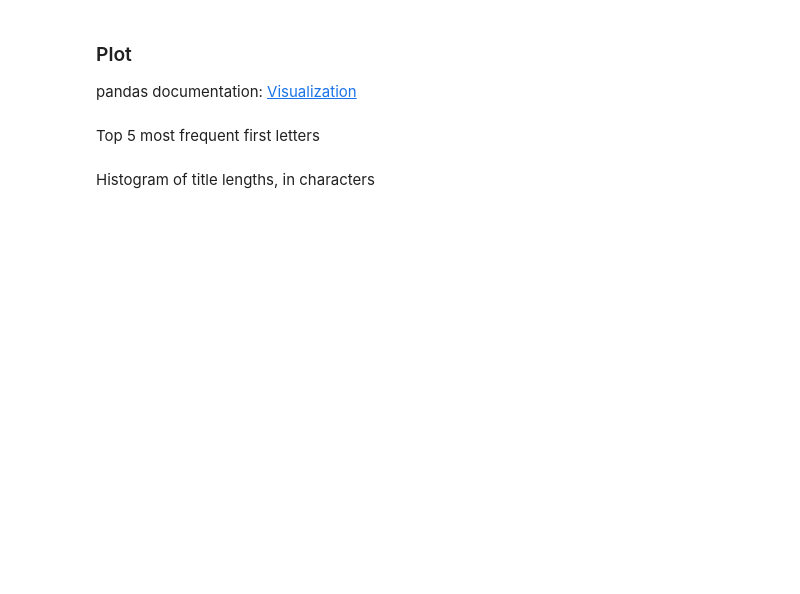
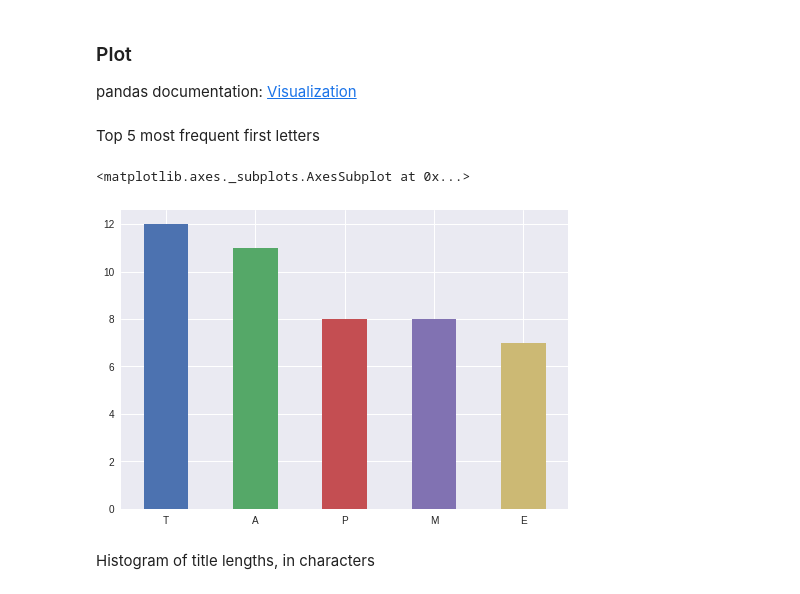
Before and after one commit to bloominstituteoftechnology/DS-Unit-1-Sprint-2-Data-Wrangling-and-Storytelling, a Jupyter notebook: module1-scrape-and-process-data/LS_DS_121_Scrape_and_process_data.ipynb, the cells around one changed output. Cells and saved outputs as stored; diff of their text form; code cells hidden in the pictures; blank space fills up the shorter version.

```diff
--- a/module1-scrape-and-process-data/LS_DS_121_Scrape_and_process_data.ipynb
+++ b/module1-scrape-and-process-data/LS_DS_121_Scrape_and_process_data.ipynb
@@ -48,4 +177,9 @@ pandas documentation: [apply](https://pandas.pydata.org/pandas-docs/stable/gener
 # %% [markdown]
 ### long title
+# %%
+title_frame['long title'] = title_frame['title'].apply(title_long)
+title_frame[ title_frame['title length'] > 80, 'title']
 # %% [markdown]
 ### first letter
+# %%
+title_frame['first letter'] = title_frame['title'].apply(lambda x: x[0])
@@ -57,0 +206,5 @@ Using [`textstat`](https://github.com/shivam5992/textstat)
+# %%
+import textstat as tstat
+
+title_frame['word count'] = title_frame['title'].apply(tstat.lexicon_count)
+title_frame.head()
@@ -61,3 +221,6 @@ Using [`textstat`](https://github.com/shivam5992/textstat)
 `title length` --> `title character count`
 
 pandas documentation: [rename](https://pandas.pydata.org/pandas-docs/stable/generated/pandas.DataFrame.rename.html)
+# %%
+title_frame = title_frame.rename(columns={'title length': 'title character count'})
+title_frame.head()
@@ -89,5 +319,10 @@ Percentage of talks with long titles
 pandas documentation: [Visualization](https://pandas.pydata.org/pandas-docs/stable/visualization.html)
 # %% [markdown]
 Top 5 most frequent first letters
+# %%
+title_frame['first letter'].value_counts()[:5].plot(kind = 'bar', rot = 0)
+# %% [output]
+<matplotlib.axes._subplots.AxesSubplot at 0x...>
+[figure, added]
 # %% [markdown]
 Histogram of title lengths, in characters
```
Also changed, not shown: parts of 39 cells of this notebook.
